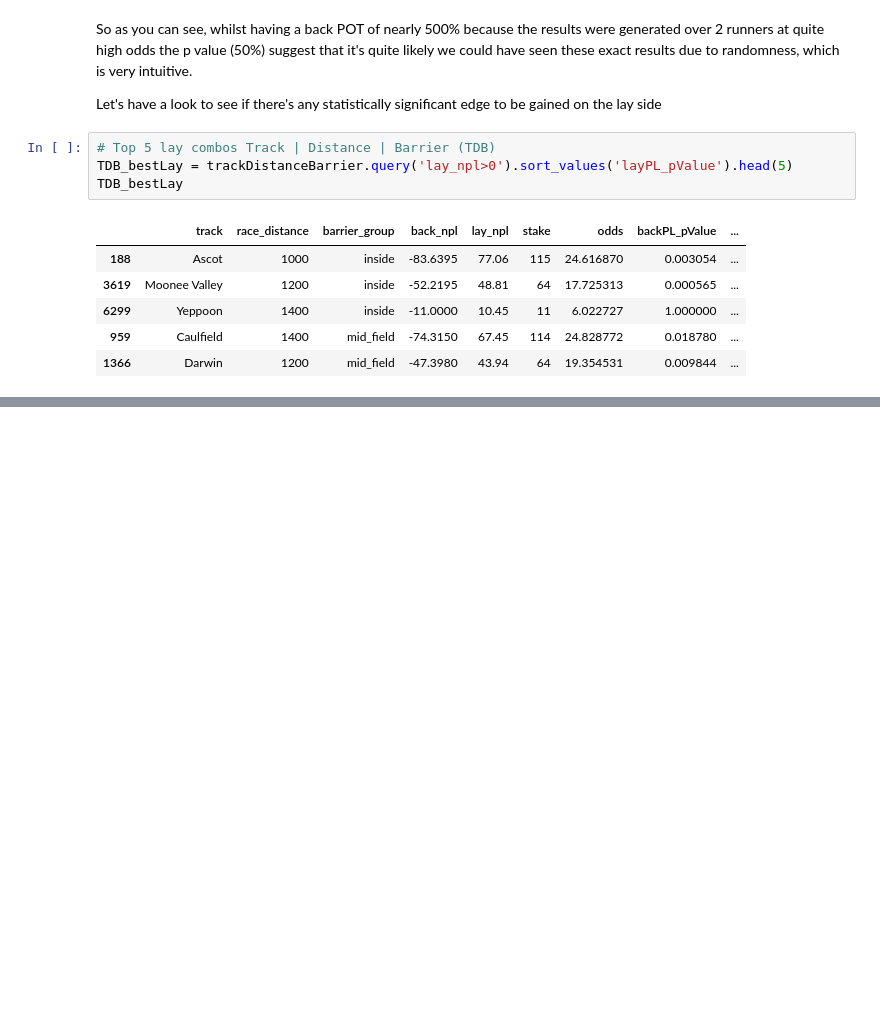
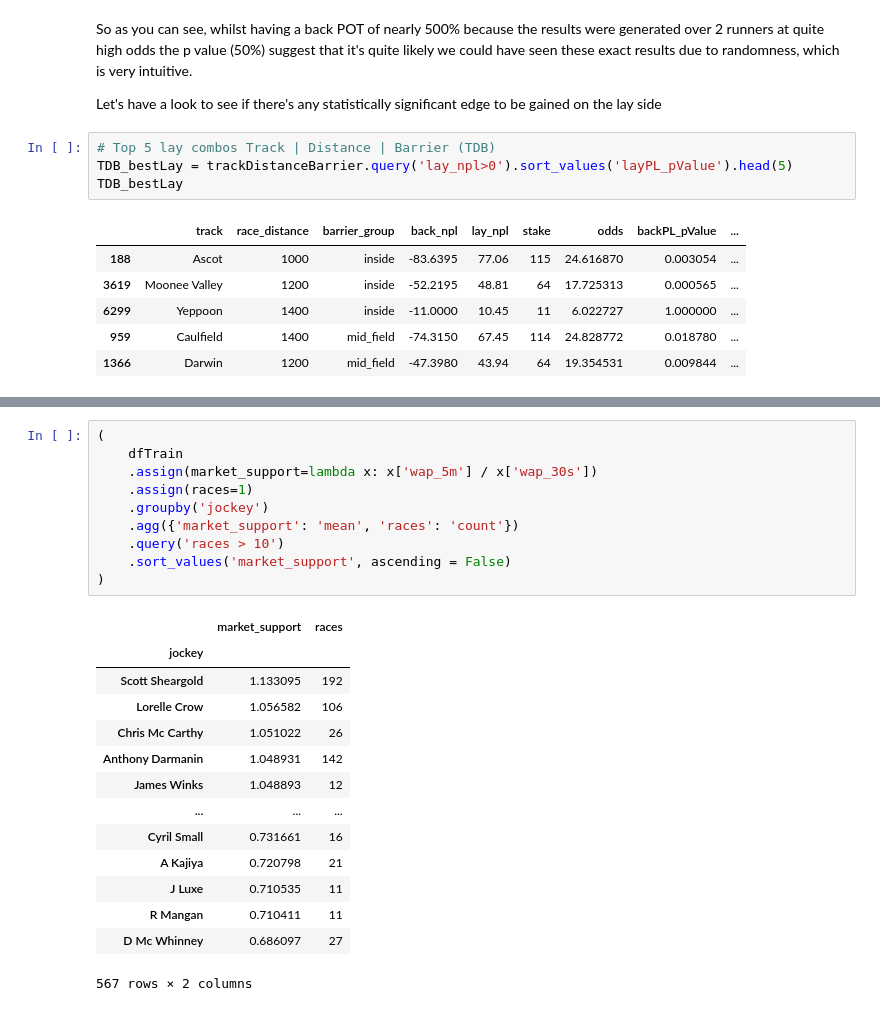
Before and after one commit to TMBish/bfStreamTutorials, a Jupyter notebook: 02-angles/article/angles.ipynb, the cells around one changed output, grey strips where cells are left out. Cells and saved outputs as stored; diff of their text form; blank space fills up the shorter version.

```diff
--- a/02-angles/article/angles.ipynb
+++ b/02-angles/article/angles.ipynb
@@ -713,0 +740,25 @@ Name: selection_name, Length: 119244, dtype: object
+# %%
+(
+    dfTrain
+    .assign(market_support=lambda x: x['wap_5m'] / x['wap_30s'])
+    .assign(races=1)
+    .groupby('jockey')
+    .agg({'market_support': 'mean', 'races': 'count'})
+    .query('races > 10')
+    .sort_values('market_support', ascending = False)
+)
+# %% [output]
+|  | market_support | races |
+| jockey |  |  |
+| Scott Sheargold | 1.133095 | 192 |
+| Lorelle Crow | 1.056582 | 106 |
+| Chris Mc Carthy | 1.051022 | 26 |
+| Anthony Darmanin | 1.048931 | 142 |
+| James Winks | 1.048893 | 12 |
+| ... | ... | ... |
+| Cyril Small | 0.731661 | 16 |
+| A Kajiya | 0.720798 | 21 |
+| J Luxe | 0.710535 | 11 |
+| R Mangan | 0.710411 | 11 |
+| D Mc Whinney | 0.686097 | 27 |
+567 rows × 2 columns
```
Also changed, not shown: parts of 17 cells of this notebook.
